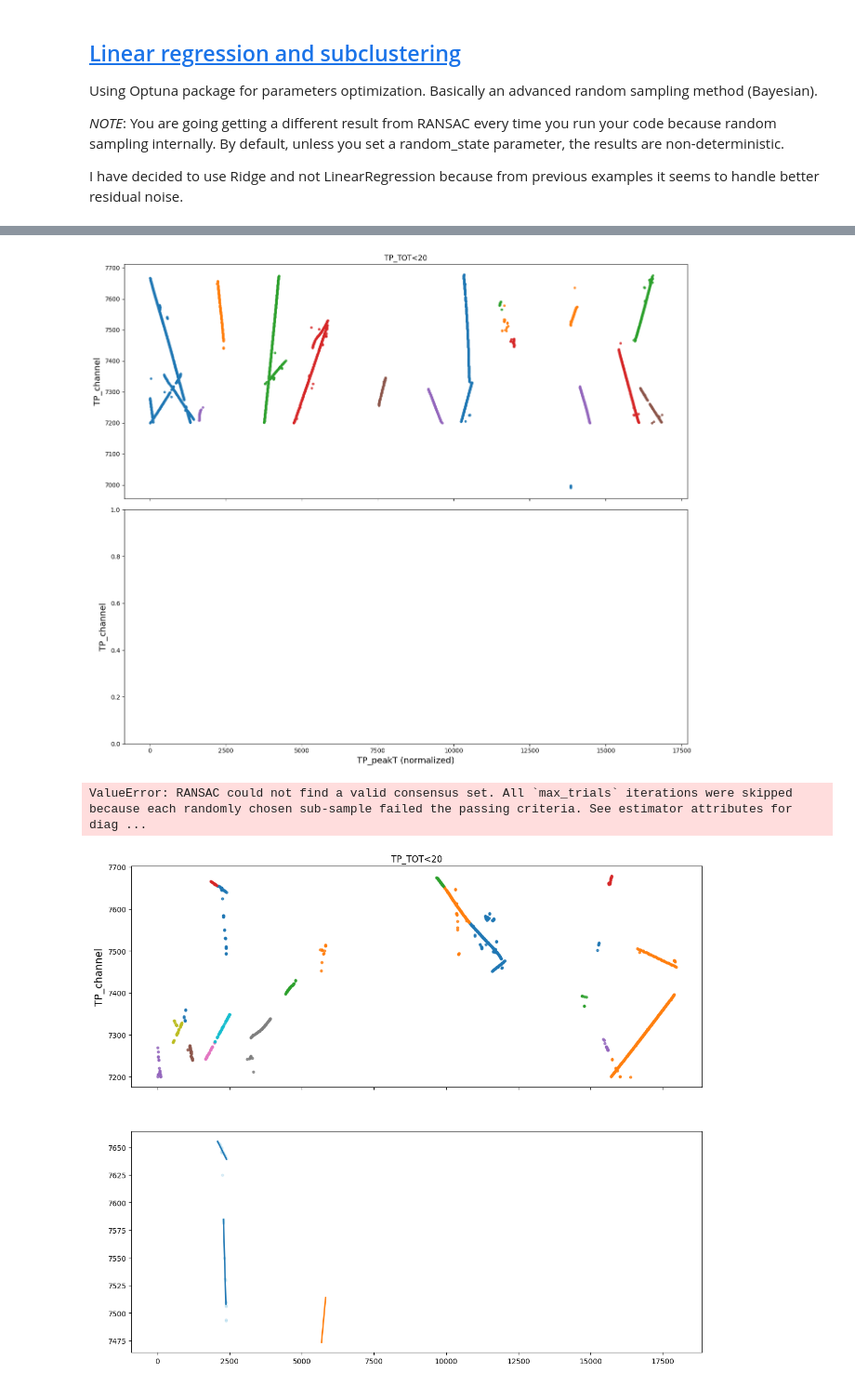
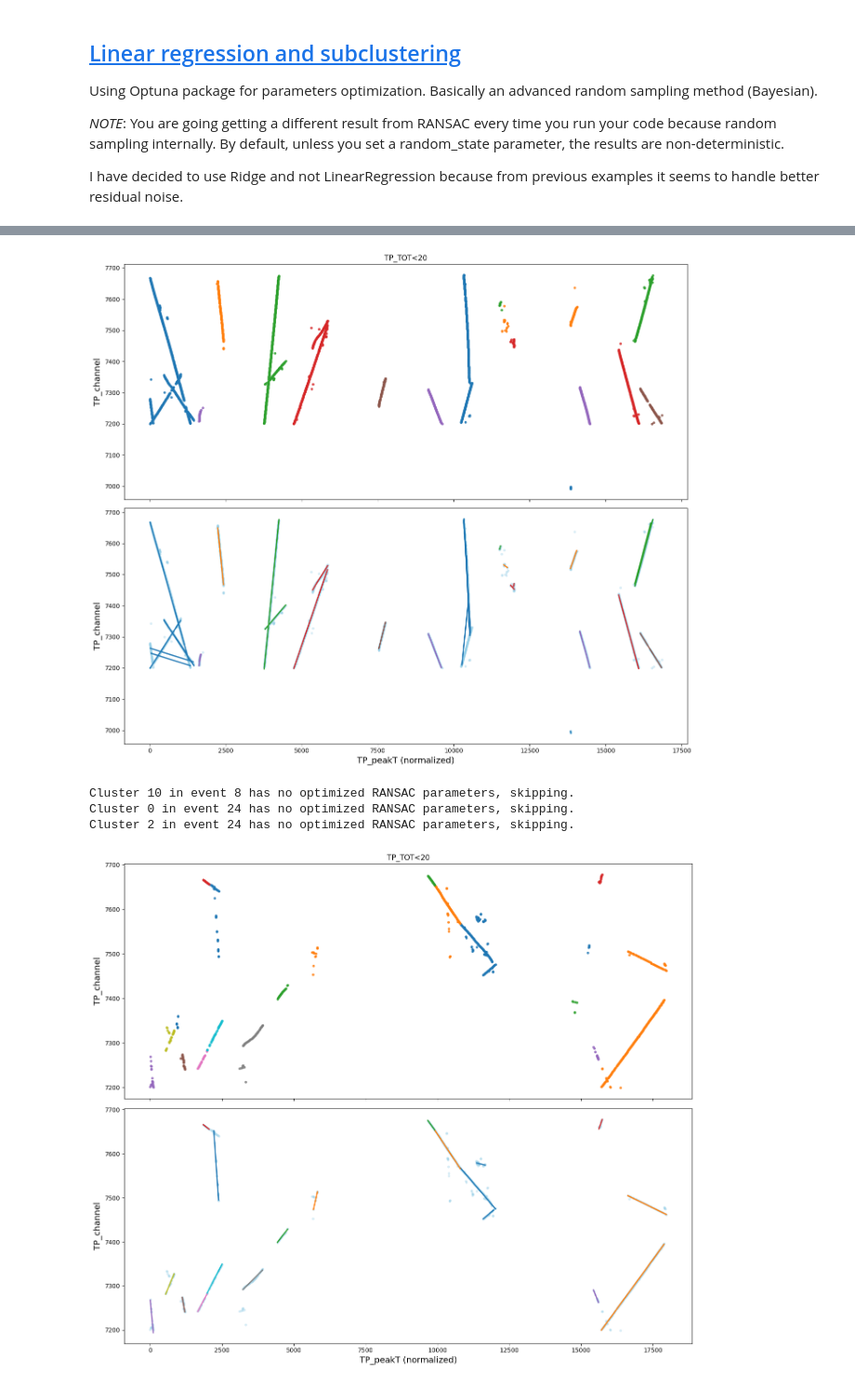
Before and after one commit to JuliaFavaro/SS25_TP_ProtoDUNE, a Jupyter notebook: src/RUN_test_run.ipynb, the cells around one changed output, grey strips where cells are left out. Shown at 93% size. Saved outputs shown, nothing was run; the diff lists cells and outputs as text; code cells hidden in the pictures.

```diff
--- a/src/RUN_test_run.ipynb
+++ b/src/RUN_test_run.ipynb
@@ -842,7 +834,7 @@ def make_objective(X, y):
         residual_threshold = trial.suggest_int('residual_threshold', 5, 20)
         min_points_line = trial.suggest_int('min_points_line', 5, 20)
         model = RANSACRegressor(
-            RidgeCV(alphas=np.logspace(-3, 1, 20)), # cross validation for determinating the alpha best parameter: should make the code more stable
+            RidgeCV(alphas=np.logspace(0.01, 1, 20)), # cross validation for determinating the alpha best parameter: should make the code more stable
             residual_threshold=residual_threshold,
             min_samples=min_points_line,
             random_state=42
@@ -929,10 +921,8 @@ for i, ev in enumerate(events):
         X = sub[['TP_peakT']].values
         y = sub['TP_channel'].values
         # Use per-event PER-CLUSTER Optuna params!
-        params = space_like_with_clusters.get(ev, {}).get(c, None)
-        if params is None: continue
-        residual_threshold = params['residual_threshold']
-        min_points_line = params['min_points_line']
+        residual_threshold = space_event_cluster_params[ev][c]['residual_threshold']
+        min_points_line = space_event_cluster_params[ev][c]['min_points_line']
 
         pts = np.column_stack([X.flatten(), y])
         pts_remaining = pts.copy()
@@ -963,7 +953,7 @@ axs[1].set_ylabel('TP_channel', fontsize=14)
 plt.tight_layout()
 plt.show()
 # %% [output]
-[figure, old version]
+[figure, new version]
 # %%
 # --- Example plotting using per-event, per-cluster RANSAC parameters: TIME LIKE ---
 fig, axs = plt.subplots(2, 1, figsize=(14, 12), sharex=True)
@@ -999,40 +989,46 @@ for i, ev in enumerate(events):
         sub = sel[sel['cluster'] == c]
         X = sub[['TP_peakT']].values
         y = sub['TP_channel'].values
-        # Use per-event PER-CLUSTER Optuna params!
-        params = time_event_cluster_params.get(ev, {}).get(c, None)
-        if params is None: continue
-        residual_threshold = params['residual_threshold']
-        min_points_line = params['min_points_line']
+
+        params_dict = time_event_cluster_params[ev]
+        if int(c) not in params_dict:
+            # Optionally print or log for debugging
+            print(f"Cluster {c} in event {ev} has no optimized RANSAC parameters, skipping.")
+            continue
+
+        residual_threshold = params_dict[int(c)]['residual_threshold']
+        min_points_line = params_dict[int(c)]['min_points_line']
 
         pts = np.column_stack([X.flatten(), y])
         pts_remaining = pts.copy()
         color_idx = c % 10
         tracks_found = 0
         while len(pts_remaining) >= min_points_line and tracks_found <= 5:
             model = RANSACRegressor(
                 RidgeCV(alphas=np.linspace(0.01, 1, 100)),
                 residual_threshold=residual_threshold,
-                min_samples=min_points_line,
+                min_samples=6,
                 random_state=42
             )
             model.fit(pts_remaining[:, 0].reshape(-1, 1), pts_remaining[:, 1])
             inlier_mask = model.inlier_mask_
             if inlier_mask is None or np.sum(inlier_mask) < min_points_line:
                 break
             x_in = pts_remaining[:, 0][inlier_mask]
             x_fit = np.linspace(x_in.min(), x_in.max(), 100)
             y_fit = model.predict(x_fit.reshape(-1, 1))
             axs[1].plot(x_fit, y_fit, '-', color=colors[color_idx], linewidth=2)
             pts_remaining = pts_remaining[~inlier_mask]
             tracks_found += 1
         axs[1].scatter(sub['TP_peakT'], sub['TP_channel'], s=10, alpha=0.3,color="#96D0E8")
     offset += tmax - tmin + 1000
 
 axs[1].set_xlabel('TP_peakT (normalized)', fontsize=14)
 axs[1].set_ylabel('TP_channel', fontsize=14)
 plt.tight_layout()
 plt.show()
 # %% [output]
-ValueError: RANSAC could not find a valid consensus set. All `max_trials` iterations were skipped because each randomly chosen sub-sample failed the passing criteria. See estimator attributes for diag ...
+Cluster 10 in event 8 has no optimized RANSAC parameters, skipping.
+Cluster 0 in event 24 has no optimized RANSAC parameters, skipping.
+Cluster 2 in event 24 has no optimized RANSAC parameters, skipping.
-[figure, old version]
+[figure, new version]
```
Also changed, not shown: parts of 12 cells of this notebook, 2 other files.
